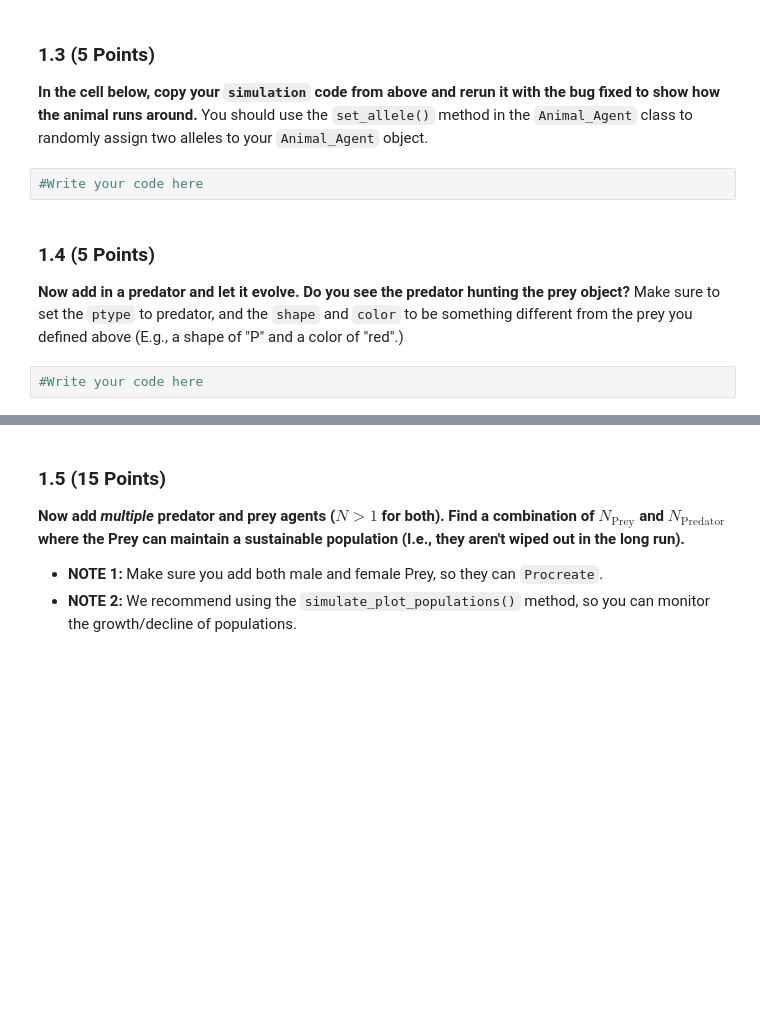
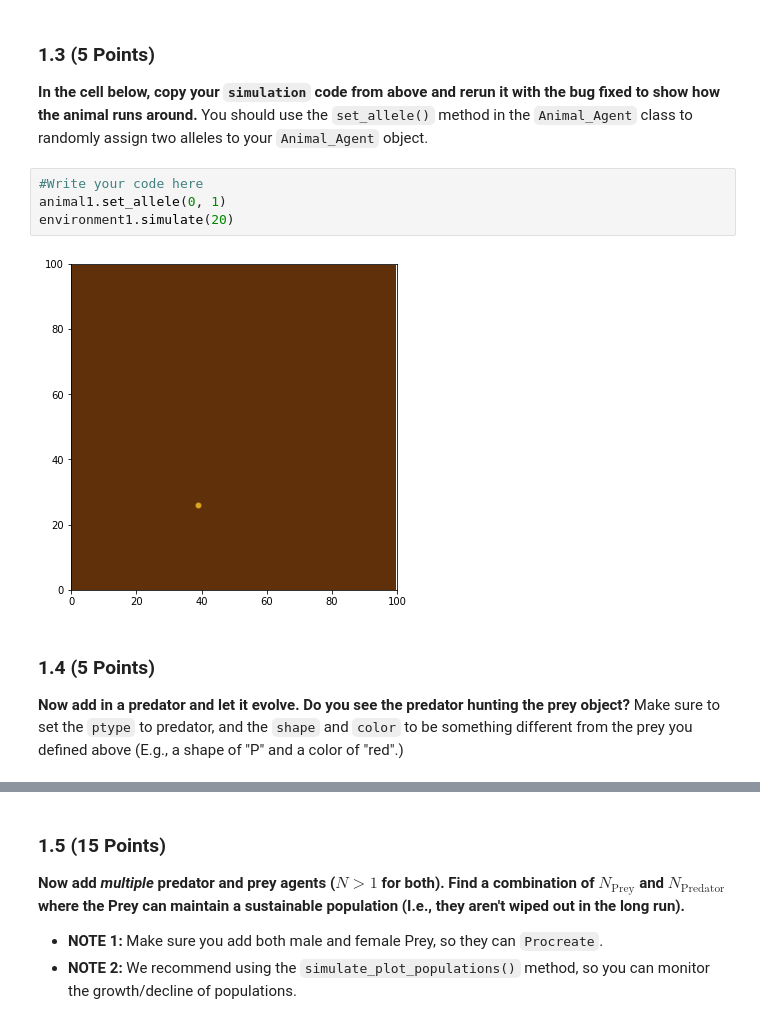
Before and after one commit to koehle61/CMSE202-s23-turnin, a Jupyter notebook: hw_03/HW3_ABMs_STUDENT.ipynb, the cells around one changed output, grey strips where cells are left out. Drawn from its saved outputs; the diff is of its cells as text; blank space fills up the shorter version.

```diff
--- a/hw_03/HW3_ABMs_STUDENT.ipynb
+++ b/hw_03/HW3_ABMs_STUDENT.ipynb
@@ -90,9 +89,11 @@ TypeError: unsupported operand type(s) for -: 'list' and 'int'
 **In the cell below, copy your `simulation` code from above and rerun it with the bug fixed to show how the animal runs around.** You should use the `set_allele()` method in the `Animal_Agent` class to randomly assign two alleles to your `Animal_Agent` object.
 # %%
 #Write your code here
+animal1.set_allele(0, 1)
+environment1.simulate(20)
+# %% [output]
+[figure, added]
 # %% [markdown]
 ### 1.4 (5 Points)
 
 **Now add in a predator and let it evolve. Do you see the predator hunting the prey object?** Make sure to set the `ptype` to predator, and the `shape` and `color` to be something different from the prey you defined above (E.g., a shape of "P" and a color of "red".)
-# %%
-#Write your code here
```
Also changed, not shown: parts of 8 cells of this notebook.
